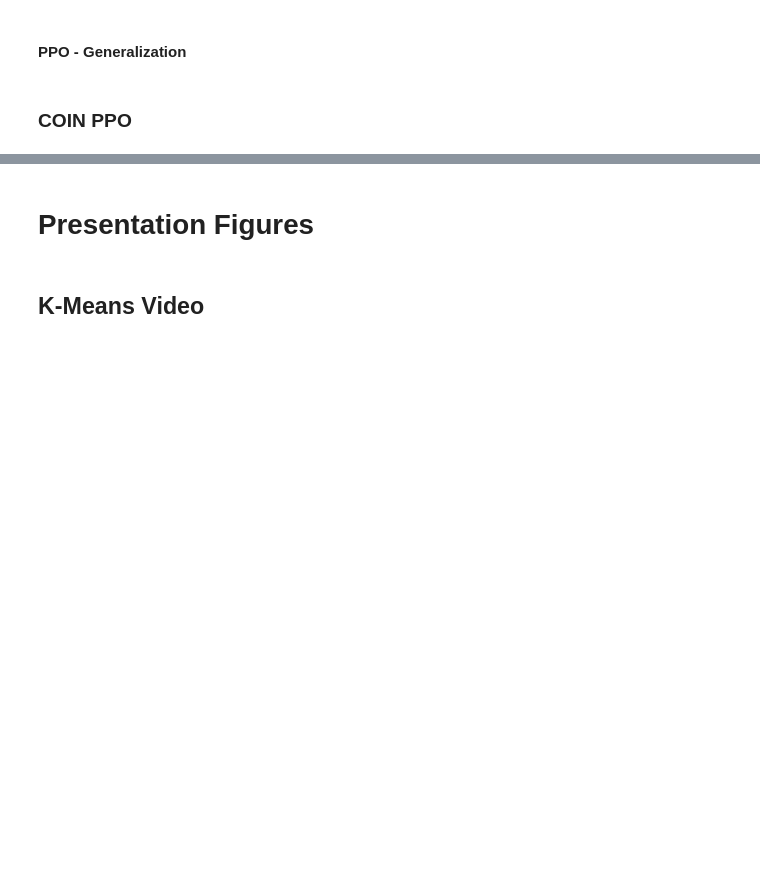
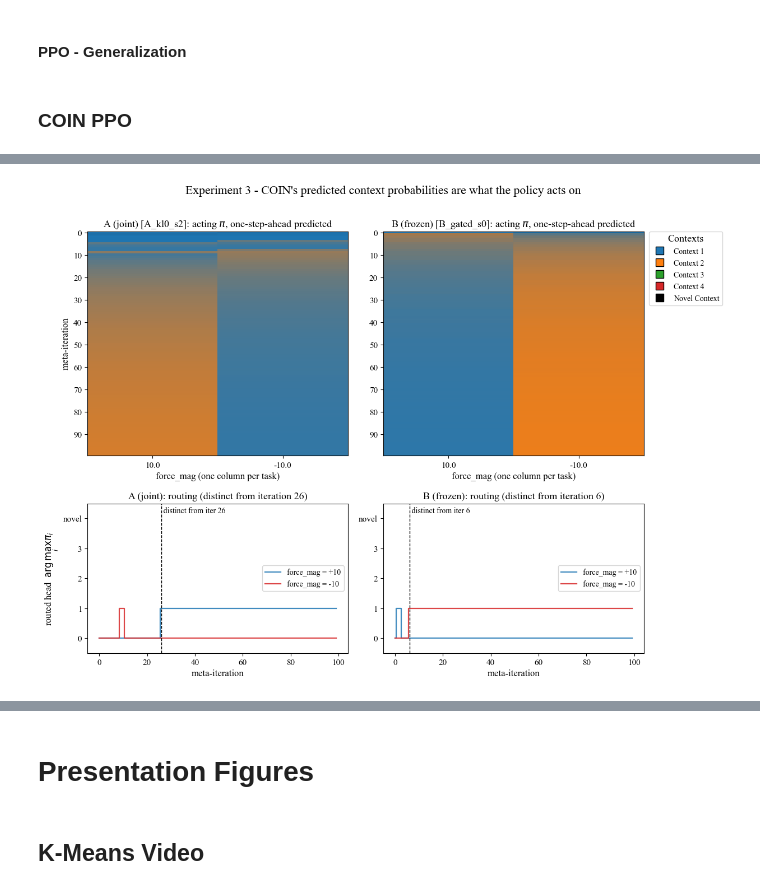
Before and after one commit to RichieRich2569/COINRL, a Jupyter notebook: basics.ipynb, the cells around one changed output, grey strips where cells are left out. Cells and saved outputs as stored; diff of their text form; code cells hidden in the pictures; blank space fills up the shorter version.

```diff
--- a/basics.ipynb
+++ b/basics.ipynb
@@ -1262,0 +1912,87 @@ ppo.evaluate(env, n_episodes=3, context_probs_fn=lambda i: data_dict[23]) # Set
+# %%
+# --- Experiment 3: COIN's predicted probabilities, and the routing they produce -
+# No new runs: this re-reads the stored pi of the best run in each regime.  "Best" is
+# defined here rather than chosen by eye - distinct routed heads first, then return.
+def pick_best(tags):
+    def key(t):
+        s = results[t]["summary"]
+        return (s["distinct_heads"], float(np.mean(s["return_last20_per_task"])))
+    return max(tags, key=key)
+
+
+def first_distinct(arr):
+    """First iteration from which the two tasks' argmax differ and never re-merge; -1 if
+    they are still sharing a head at the end."""
+    diff = arr[:, 0] != arr[:, 1]
+    if diff.size == 0 or not diff[-1]:
+        return -1
+    merged = np.flatnonzero(~diff)
+    return int(merged[-1]) + 1 if merged.size else 0
+
+
+BEST_A = pick_best([t for t in results if results[t]["summary"]["regime"] == "A"])
+BEST_B = pick_best([t for t in results if results[t]["summary"]["regime"] == "B"])
+print(f"best regime-A run: {BEST_A}   best regime-B run: {BEST_B}")
+if not results[BEST_B]["summary"]["distinct_heads"]:
+    print("NOTE: no regime-B seed produced distinct routed heads - the B column below is "
+          "the best of a set of failures, not a success, and should be read as such.")
+
+fig, axes = plt.subplots(2, 2, figsize=(12.5, 9),
+                         gridspec_kw={"height_ratios": [1.5, 1]})
+for col, (tag, label) in enumerate([(BEST_A, "A (joint)"), (BEST_B, "B (frozen)")]):
+    h, s = results[tag]["hist"], results[tag]["summary"]
+    pi = np.nan_to_num(h["pi"]).transpose(1, 0, 2)      # (task, iteration, context)
+
+    # (a) the acting weights themselves: hue = context head, brightness = probability
+    plot_context_probabilities(pi, param_vals=np.asarray(TASKS), ax=axes[0, col],
+                               min_intensity=0.05, legend=(col == 1))
+    axes[0, col].set_xlabel("force_mag (one column per task)")
+    axes[0, col].set_ylabel("meta-iteration" if col == 0 else "")
+    axes[0, col].set_title(f"{label} [{tag}]: acting $\\pi$, one-step-ahead predicted")
+
+    # (b) the head each task is actually routed to
+    route = pi.argmax(axis=2)                            # (task, iteration)
+    fd = first_distinct(route.T)
+    for sgm in range(S):
+        axes[1, col].step(np.arange(route.shape[1]), route[sgm], where="mid", lw=1.6,
+                          color=COLOURS[TASKS[sgm]], alpha=0.85, label=task_label(sgm))
+    if fd >= 0:
+        axes[1, col].axvline(fd, color="k", lw=1.0, ls="--")
+        axes[1, col].text(fd, len(CTX_IDS) - 0.6, f" distinct from iter {fd}", fontsize=10,
+                          va="top")
+    axes[1, col].set_yticks(np.arange(len(CTX_IDS)))
+    axes[1, col].set_yticklabels([str(c) for c in CTX_IDS])
+    axes[1, col].set_ylim(-0.5, len(CTX_IDS) - 0.5)
+    axes[1, col].set_xlabel("meta-iteration")
+    axes[1, col].set_ylabel("routed head  $\\arg\\max_i \\pi_i$" if col == 0 else "")
+    axes[1, col].set_title(f"{label}: routing "
+                           + (f"(distinct from iteration {fd})" if fd >= 0
+                              else "(never becomes distinct)"))
+    axes[1, col].legend(loc="center right")
+
+fig.suptitle("Experiment 3 - COIN's predicted context probabilities are what the policy "
+             "acts on", y=1.0)
+fig.tight_layout()
+plt.show()
+
+# --- the routing lag, in numbers ------------------------------------------------
+print("\nmean acting pi over the last 20 iterations (columns = context heads):")
+for tag in (BEST_A, BEST_B):
+    print(f"  {tag}:")
+    print("          " + "  ".join(f"{str(c):>7}" for c in CTX_IDS))
+    for sgm in range(S):
+        p = np.nan_to_num(results[tag]["hist"]["pi"])[-20:, sgm].mean(axis=0)
+        print(f"  {TASKS[sgm]:+6.1f}  " + "  ".join(f"{v:7.3f}" for v in p))
+
+print("\nwhen do the two tasks stop sharing a column?")
+print(f"{'run':>12}  {'z separates (iter)':>18}  {'pi (acting)':>12}  "
+      f"{'rho (post-obs)':>15}")
+for tag in (BEST_A, BEST_B):
+    h = results[tag]["hist"]
+    gap = np.abs(h["z"][:, 0] - h["z"][:, 1])
+    z_it = int(np.argmax(gap > COIN_SEGMENT_THRESHOLD)) if (gap > COIN_SEGMENT_THRESHOLD).any() else -1
+    pi_it = first_distinct(np.nan_to_num(h["pi"]).argmax(axis=2))
+    rho_it = first_distinct(np.nan_to_num(h["rho"]).argmax(axis=2))
+    print(f"{tag:>12}  {z_it:>18d}  {pi_it:>12d}  {rho_it:>15d}")
+print("(-1 = never; z separates once |z(+10) - z(-10)| exceeds COIN's 0.15 threshold.)")
+# %% [output]
@@ -1262,0 +2000 @@ ppo.evaluate(env, n_episodes=3, context_probs_fn=lambda i: data_dict[23]) # Set
+[figure, added]
```
Also changed, not shown: parts of 13 cells of this notebook, 4 other files.
